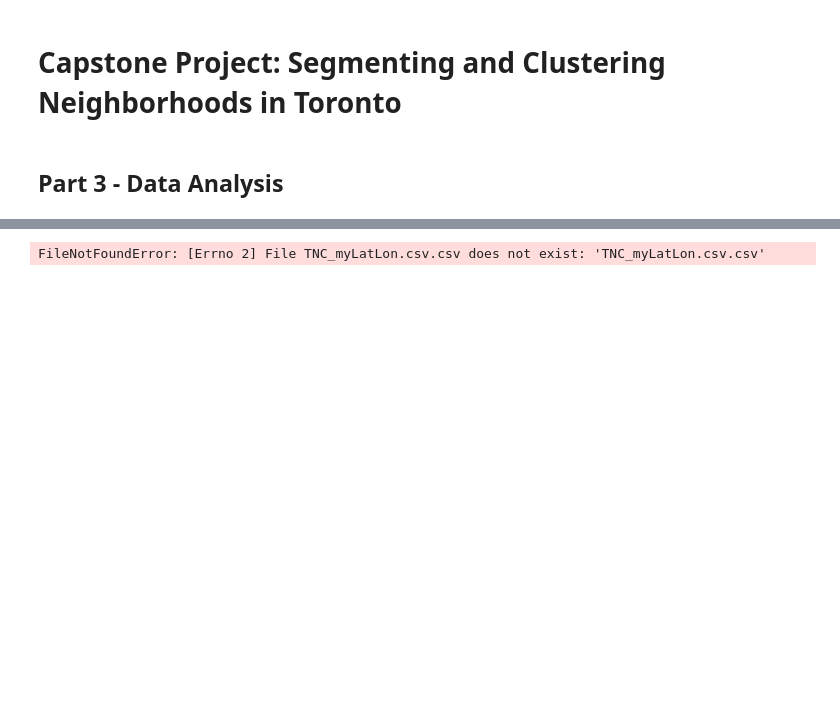
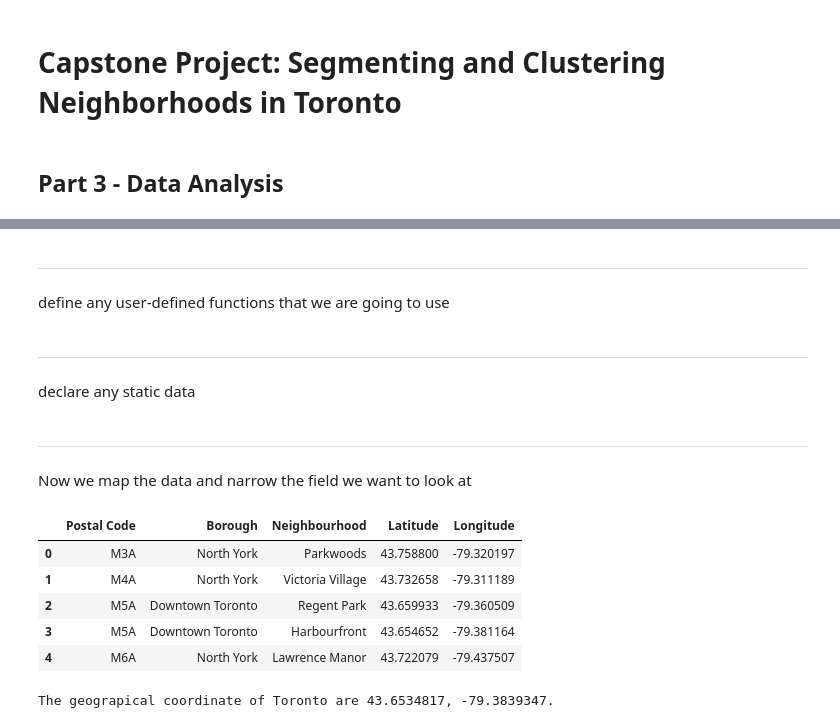
Before and after one commit to khofler/Coursera_Capstone, a Jupyter notebook: Capstone_part_3.ipynb, the cells around one changed output, grey strips where cells are left out. Cells and saved outputs as stored; diff of their text form; code cells hidden in the pictures; blank space fills up the shorter version.

```diff
--- a/Capstone_part_3.ipynb
+++ b/Capstone_part_3.ipynb
@@ -8,13 +11,11 @@ I will be using only the central Toronto boroughs for my analysis
 # %%
 import numpy as np # library to handle data in a vectorized manner
-
 import pandas as pd # library for data analsysis
-pd.set_option('display.max_columns', None)
-pd.set_option('display.max_rows', None)
 
 import requests # library to handle requests
 import json # library to handle JSON files
 from pandas.io.json import json_normalize # tranform JSON file into a pandas dataframe
+from geopy.geocoders import Nominatim
 
 # Matplotlib and associated plotting modules
 import matplotlib.cm as cm
@@ -24,3 +25,6 @@ import matplotlib.colors as colors
 from sklearn.cluster import KMeans
 
 import folium # map rendering library
+# %% [markdown]
+---
+define any user-defined functions that we are going to use
@@ -27,16 +42,33 @@ import folium # map rendering library
+# %% [markdown]
+---
+declare any static data
 # %%
 CLIENT_ID = 'SN0VIJAY21QJWFCYLHZ40KWI3KNJGBQGKYKMWALYK4UFXM2C' # your Foursquare ID
 CLIENT_SECRET = 'R4O5CJFTGFYSOXFXIUYMZODZLJLPKDQWGLKUL2EY4XA3P40I' # your Foursquare Secret
 VERSION = '20180604'
+# %% [markdown]
+---
+Now we map the data and narrow the field we want to look at
 # %%
-df_T = pd.read_csv('TNC_myLatLon.csv.csv').drop('Unnamed: 0', axis=1)
-df_T = df_T['Bourough'].str.contains("Toronto")
-
-#reorg_cols = [df_T.columns[1]] + [df_T.columns[0]] +list(df_T.columns[2:5])
-#df_T = df_T[reorg_cols]
+df_T = pd.read_csv('TNC_myLatLon.csv').drop('Unnamed: 0', axis=1)
 df_T.head()
 # %% [output]
-FileNotFoundError: [Errno 2] File TNC_myLatLon.csv.csv does not exist: 'TNC_myLatLon.csv.csv'
+|  | Postal Code | Borough | Neighbourhood | Latitude | Longitude |
+| 0 | M3A | North York | Parkwoods | 43.758800 | -79.320197 |
+| 1 | M4A | North York | Victoria Village | 43.732658 | -79.311189 |
+| 2 | M5A | Downtown Toronto | Regent Park | 43.659933 | -79.360509 |
+| 3 | M5A | Downtown Toronto | Harbourfront | 43.654652 | -79.381164 |
+| 4 | M6A | North York | Lawrence Manor | 43.722079 | -79.437507 |
+# %%
+address = 'Toronto, Ontario, Canada'
+
+geolocator = Nominatim(user_agent="foursquare_agent")
+location = geolocator.geocode(address)
+latitude = location.latitude
+longitude = location.longitude
+print('The geograpical coordinate of Toronto are {}, {}.'.format(latitude, longitude))
+# %% [output]
+The geograpical coordinate of Toronto are 43.6534817, -79.3839347.
 # %%
 map_toronto= folium.Map(location=[latitude, longitude], zoom_start=10)
 
```
Also changed, not shown: parts of 12 cells of this notebook, 5 other files.
